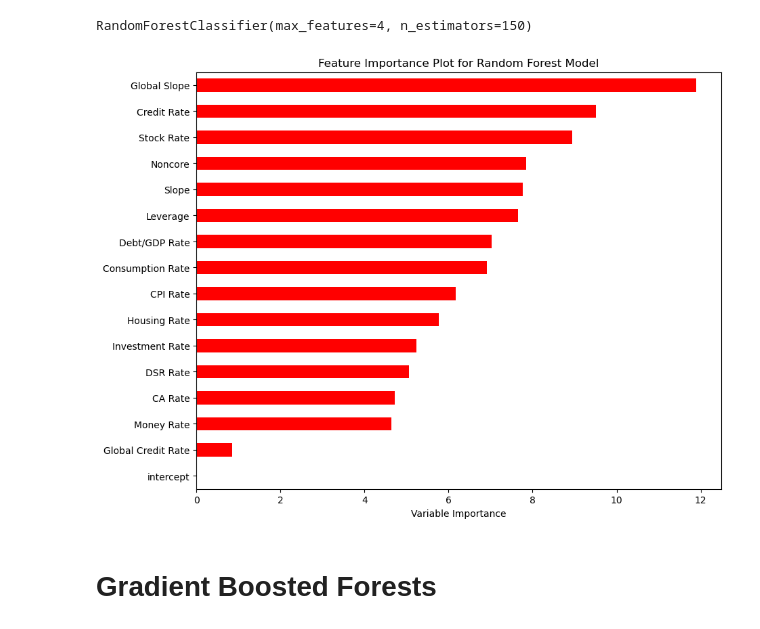
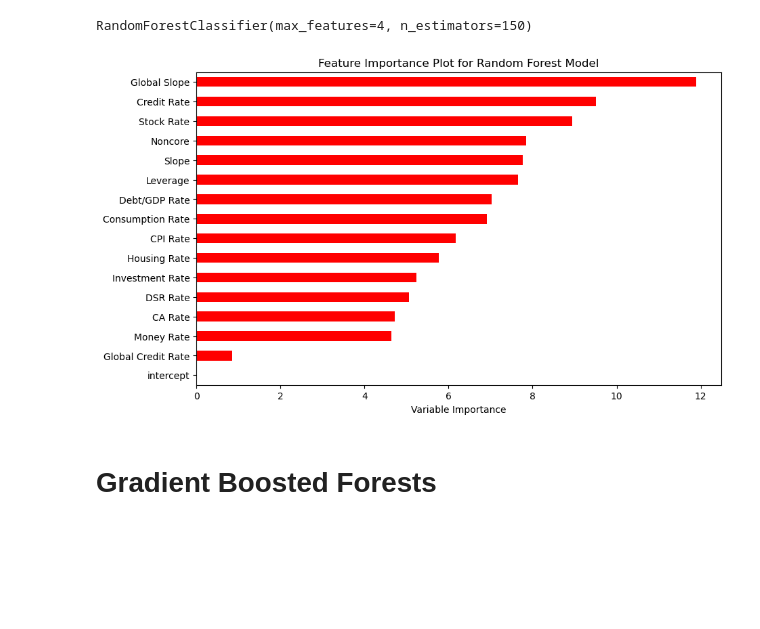
Before and after one commit to stenberg13/financial_crisis_prediction, a Jupyter notebook: Big_Data_Project_NEW.ipynb, the cells around one changed output. Drawn from its saved outputs; the diff is of its cells as text; code cells hidden in the pictures; blank space fills up the shorter version.

```diff
--- a/Big_Data_Project_NEW.ipynb
+++ b/Big_Data_Project_NEW.ipynb
@@ -382,12 +382,12 @@ forest_best.fit(X_standardized, y)
 RandomForestClassifier(max_features=4, n_estimators=150)
 # %%
 Importance = pd.DataFrame({'Importance':forest_best.feature_importances_*100}, index=X_standardized.columns)
-Importance.sort_values('Importance', axis=0, ascending=True).plot(kind='barh', color='r', figsize = (10,8))
+Importance.sort_values('Importance', axis=0, ascending=True).plot(kind='barh', color='r', figsize = (10,6))
 plt.xlabel('Variable Importance')
 plt.title('Feature Importance Plot for Random Forest Model')
 plt.gca().legend_ = None
 # %% [output]
-[figure, old version]
+[figure, new version]
 # %% [markdown]
 # Gradient Boosted Forests
 # %%
```
Also changed, not shown: parts of 4 cells of this notebook.
